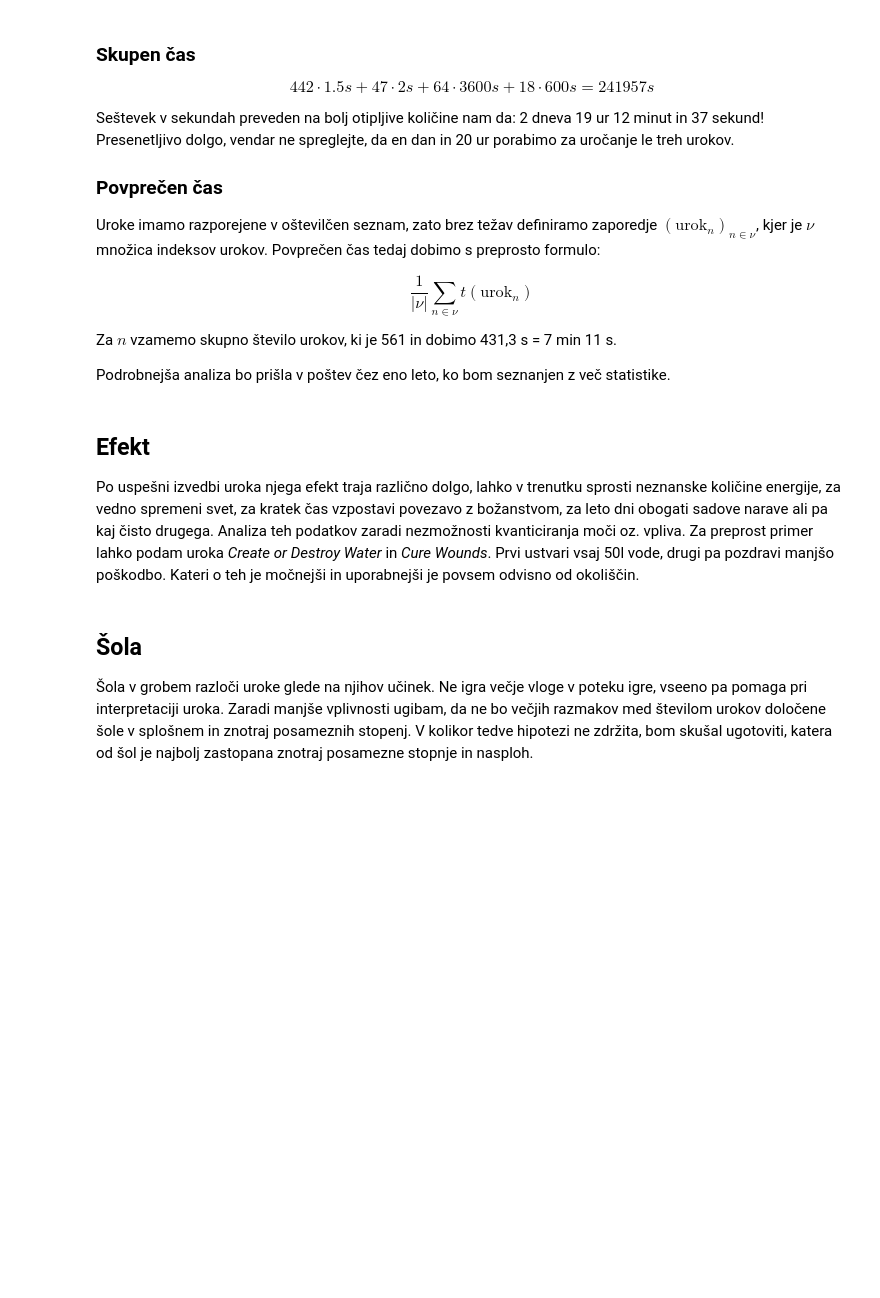
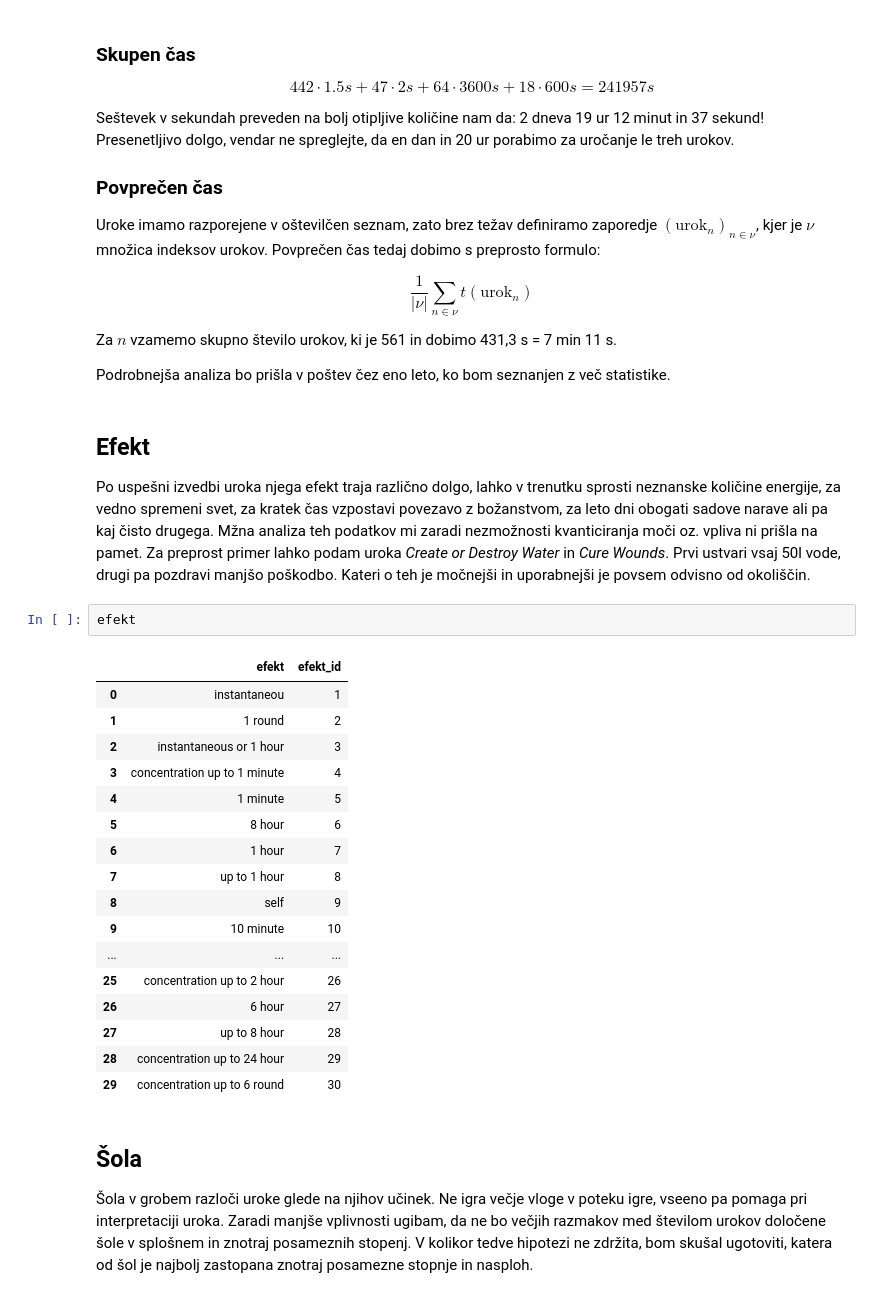
Before and after one commit to vercekpeterdamian/prog1-uroki_dnd, a Jupyter notebook: analiza.ipynb, the cells around one changed output. Drawn from its saved outputs; the diff is of its cells as text; blank space fills up the shorter version.

```diff
--- a/analiza.ipynb
+++ b/analiza.ipynb
@@ -218,7 +218,27 @@ Podrobnejša analiza bo prišla v poštev čez eno leto, ko bom seznanjen z več
 # %% [markdown]
 ## Efekt
 
-Po uspešni izvedbi uroka njega efekt traja različno dolgo, lahko v trenutku sprosti neznanske količine energije, za vedno spremeni svet, za kratek čas vzpostavi povezavo z božanstvom, za leto dni obogati sadove narave ali pa kaj čisto drugega. Analiza teh podatkov zaradi nezmožnosti kvanticiranja moči oz. vpliva. Za preprost primer lahko podam uroka *Create or Destroy Water* in *Cure Wounds*. Prvi ustvari vsaj 50l vode, drugi pa pozdravi manjšo poškodbo. Kateri o teh je močnejši in uporabnejši je povsem odvisno od okoliščin.
+Po uspešni izvedbi uroka njega efekt traja različno dolgo, lahko v trenutku sprosti neznanske količine energije, za vedno spremeni svet, za kratek čas vzpostavi povezavo z božanstvom, za leto dni obogati sadove narave ali pa kaj čisto drugega. Mžna analiza teh podatkov mi zaradi nezmožnosti kvanticiranja moči oz. vpliva ni prišla na pamet. Za preprost primer lahko podam uroka *Create or Destroy Water* in *Cure Wounds*. Prvi ustvari vsaj 50l vode, drugi pa pozdravi manjšo poškodbo. Kateri o teh je močnejši in uporabnejši je povsem odvisno od okoliščin.
+# %%
+efekt
+# %% [output]
+|  | efekt | efekt_id |
+| 0 | instantaneou | 1 |
+| 1 | 1 round | 2 |
+| 2 | instantaneous or 1 hour | 3 |
+| 3 | concentration up to 1 minute | 4 |
+| 4 | 1 minute | 5 |
+| 5 | 8 hour | 6 |
+| 6 | 1 hour | 7 |
+| 7 | up to 1 hour | 8 |
+| 8 | self | 9 |
+| 9 | 10 minute | 10 |
+| ... | ... | ... |
+| 25 | concentration up to 2 hour | 26 |
+| 26 | 6 hour | 27 |
+| 27 | up to 8 hour | 28 |
+| 28 | concentration up to 24 hour | 29 |
+| 29 | concentration up to 6 round | 30 |
 # %% [markdown]
 ## Šola
 
```
Also changed, not shown: parts of 1 cell of this notebook.
